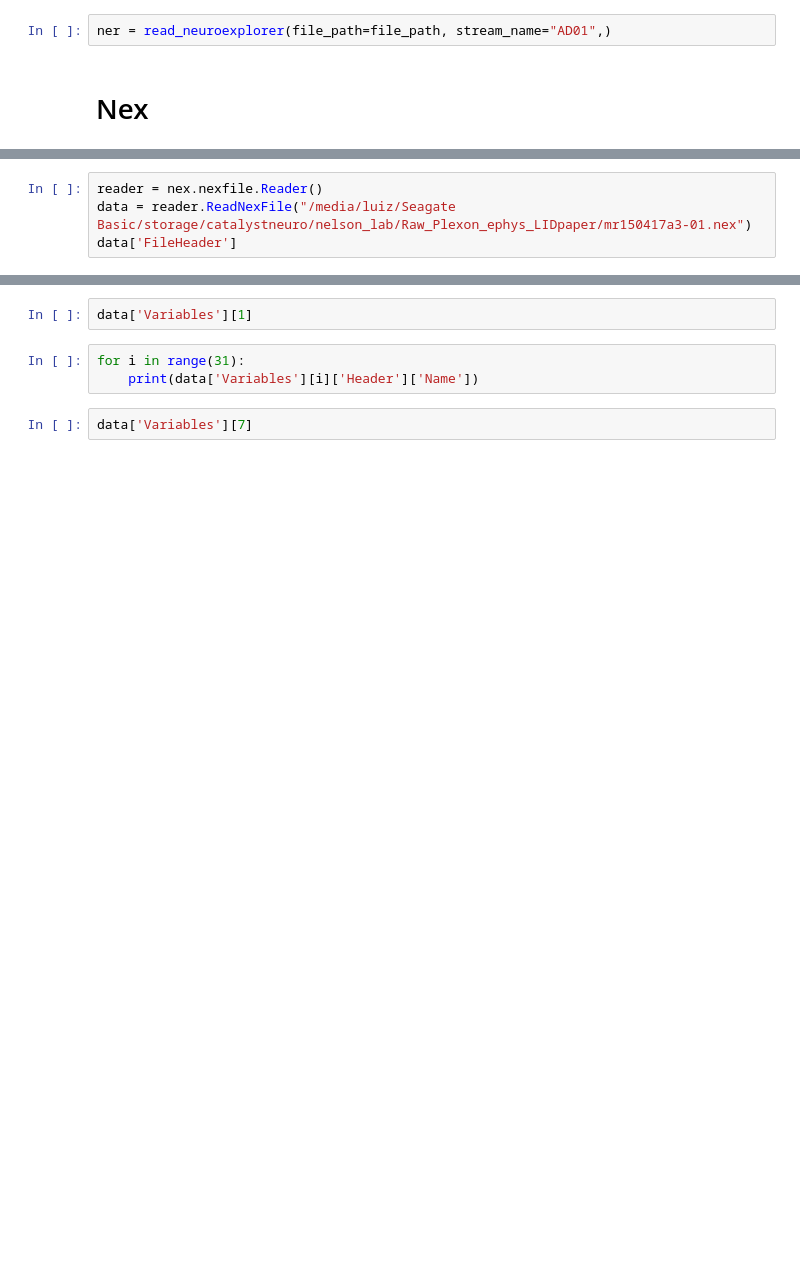
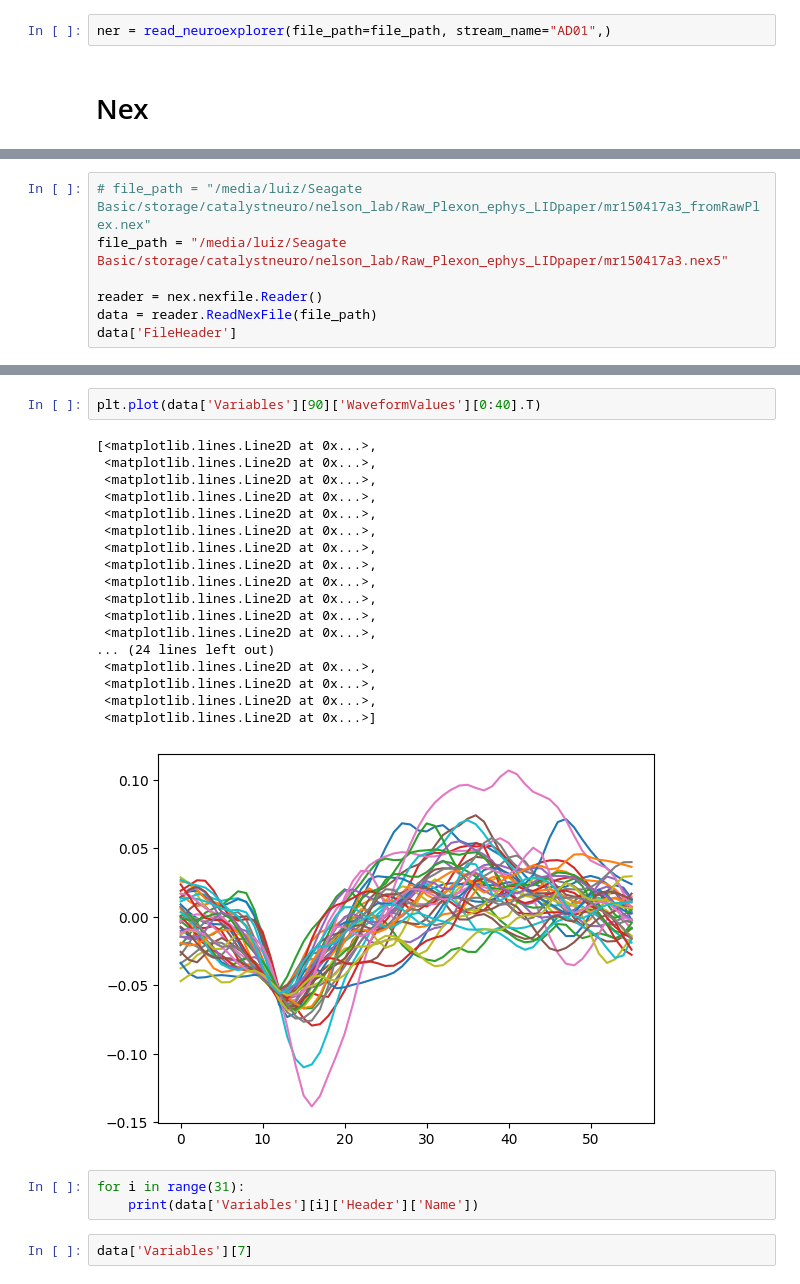
Before and after one commit to catalystneuro/nelson-lab-to-nwb, a Jupyter notebook: examples/convert_plexon.ipynb, the cells around one changed output, grey strips where cells are left out. Saved outputs shown, nothing was run; the diff lists cells and outputs as text; blank space fills up the shorter version.

```diff
--- a/examples/convert_plexon.ipynb
+++ b/examples/convert_plexon.ipynb
@@ -137,4 +141,7 @@ import numpy as np
 # %%
+# file_path = "/media/luiz/Seagate Basic/storage/catalystneuro/nelson_lab/Raw_Plexon_ephys_LIDpaper/mr150417a3_fromRawPlex.nex"
+file_path = "/media/luiz/Seagate Basic/storage/catalystneuro/nelson_lab/Raw_Plexon_ephys_LIDpaper/mr150417a3.nex5"
+
 reader = nex.nexfile.Reader()
-data = reader.ReadNexFile("/media/luiz/Seagate Basic/storage/catalystneuro/nelson_lab/Raw_Plexon_ephys_LIDpaper/mr150417a3-01.nex")
+data = reader.ReadNexFile(file_path)
 data['FileHeader']
@@ -144,5 +182,24 @@ data['Variables'][0]
 # %%
-data['Variables'][1]
+plt.plot(data['Variables'][90]['WaveformValues'][0:40].T)
+# %% [output]
+[<matplotlib.lines.Line2D at 0x...>,
+ <matplotlib.lines.Line2D at 0x...>,
+ <matplotlib.lines.Line2D at 0x...>,
+ <matplotlib.lines.Line2D at 0x...>,
+ <matplotlib.lines.Line2D at 0x...>,
+ <matplotlib.lines.Line2D at 0x...>,
+ <matplotlib.lines.Line2D at 0x...>,
+ <matplotlib.lines.Line2D at 0x...>,
+ <matplotlib.lines.Line2D at 0x...>,
+ <matplotlib.lines.Line2D at 0x...>,
+ <matplotlib.lines.Line2D at 0x...>,
+ <matplotlib.lines.Line2D at 0x...>,
+... (24 lines left out)
+ <matplotlib.lines.Line2D at 0x...>,
+ <matplotlib.lines.Line2D at 0x...>,
+ <matplotlib.lines.Line2D at 0x...>,
+ <matplotlib.lines.Line2D at 0x...>]
+[figure, added]
 # %%
 for i in range(31):
     print(data['Variables'][i]['Header']['Name'])
```
Also changed, not shown: parts of 4 cells of this notebook, 20 other files.
